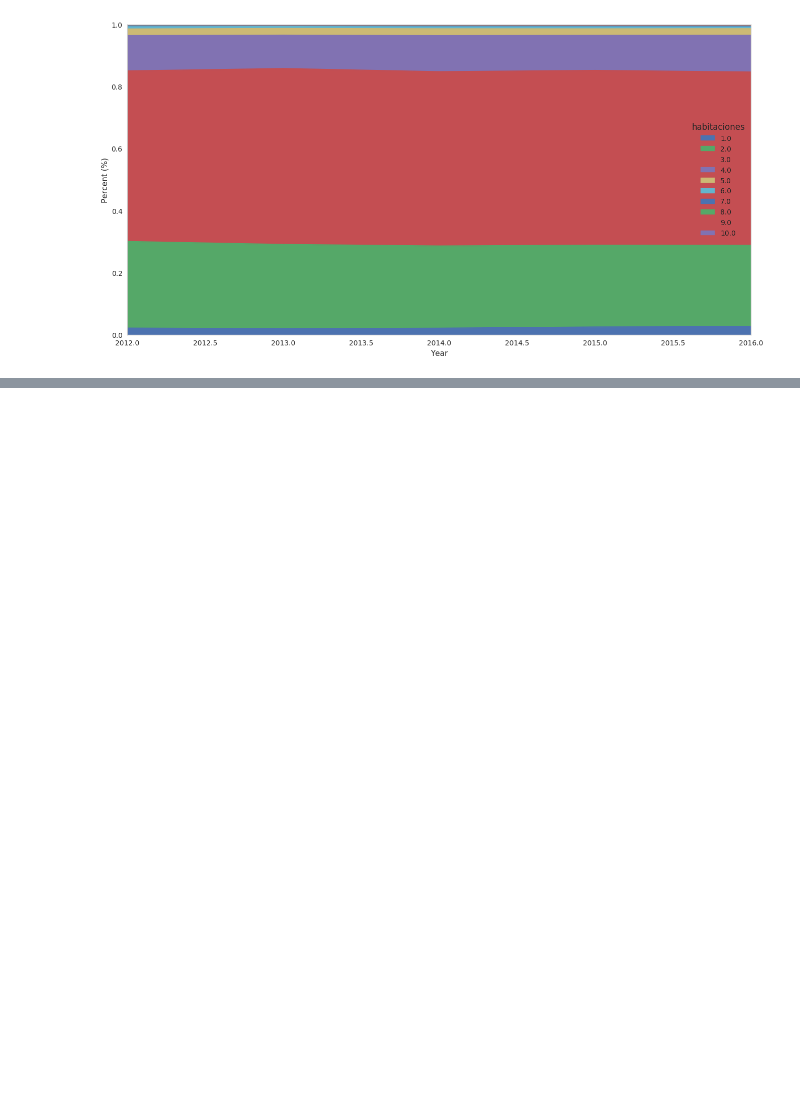
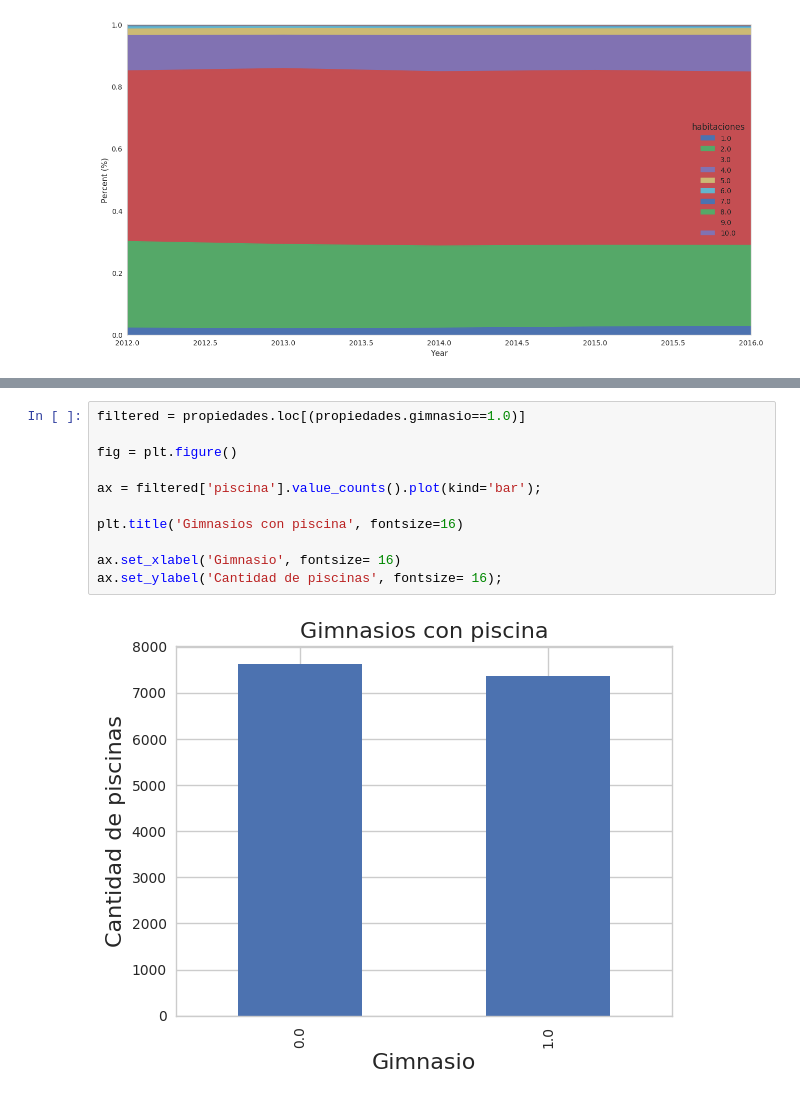
Before and after one commit to SergioCalvani/75.06-Datos-TP1-2019, a Jupyter notebook: Notebooks/probando.ipynb, the cells around one changed output, grey strips where cells are left out. Drawn from its saved outputs; the diff is of its cells as text; blank space fills up the shorter version.

```diff
--- a/Notebooks/probando.ipynb
+++ b/Notebooks/probando.ipynb
@@ -87,0 +205,13 @@ plt.show()
+# %%
+filtered = propiedades.loc[(propiedades.gimnasio==1.0)]
+
+fig = plt.figure()
+
+ax = filtered['piscina'].value_counts().plot(kind='bar');
+
+plt.title('Gimnasios con piscina', fontsize=16)
+
+ax.set_xlabel('Gimnasio', fontsize= 16)
+ax.set_ylabel('Cantidad de piscinas', fontsize= 16);
+# %% [output]
+[figure, added]
```
Also changed, not shown: parts of 10 cells of this notebook.
